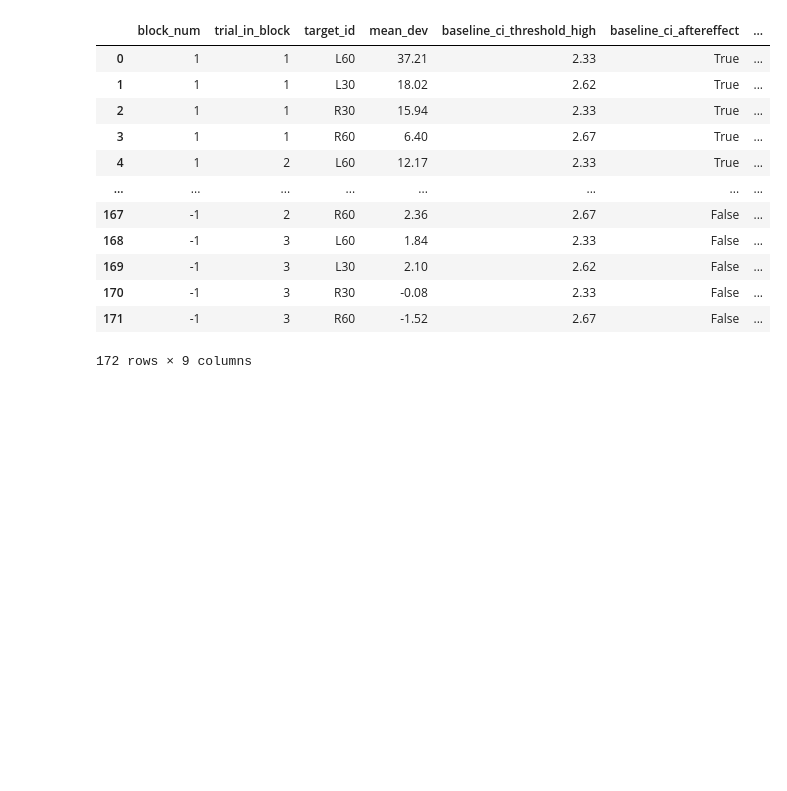
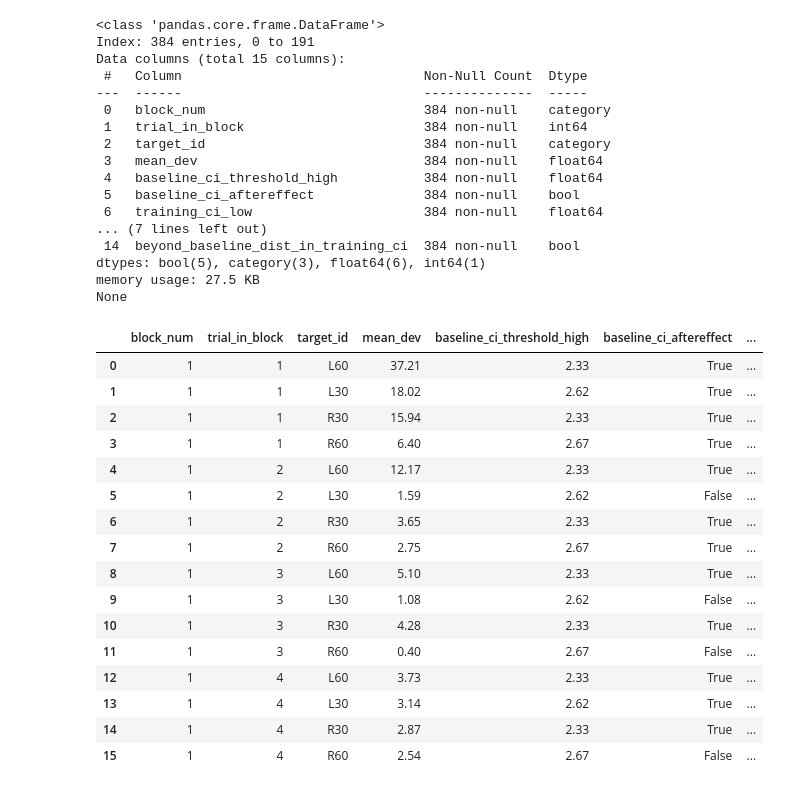
Before and after one commit to jacobjb02/vr-motor-adaptation-notebooks, a Jupyter notebook: Notebook/washout.ipynb, the cells around one changed output. Drawn from its saved outputs; the diff is of its cells as text; code cells hidden in the pictures; blank space fills up the shorter version.

```diff
--- a/Notebook/washout.ipynb
+++ b/Notebook/washout.ipynb
@@ -14,19 +14,66 @@ import seaborn as sns
 
 sys.path.append(os.path.abspath(".."))
 # %%
-washout_df_3 = pd.read_csv('C:/Users/jacob/water_current_MA/data/dual_generalization/aftereffects_3.0_df.csv')
-washout_df_3
+df_3_washout = pd.read_csv('C:/Users/jacob/water_current_MA/data/dual_generalization/washout/df_washout_3.csv')
+df_2_washout = pd.read_csv('C:/Users/jacob/water_current_MA/data/dual_generalization/washout/df_washout_2.csv')
+
+# combine df and add a column  to d
+df_combined = pd.concat([
+    df_3_washout.assign(task_water_speed=3.0),
+    df_2_washout.assign(task_water_speed=2.0)
+]).astype({"task_water_speed": "category"})
+
+
+# final variable type declarations
+water_speed_order = pd.CategoricalDtype(categories=[3.0,2.0], ordered=True)
+df_combined['task_water_speed'] = df_combined['task_water_speed'].astype(water_speed_order)
+
+target_order = pd.CategoricalDtype(categories=['L60','L30','R30','R60'], ordered=True)
+df_combined['target_id'] = df_combined['target_id'].astype(target_order)
+
+block_order = pd.CategoricalDtype(categories=[1, 2, 3, 4, 5, -1], ordered=True)
+df_combined['block_num'] = df_combined['block_num'].astype(block_order)
+
+
+# add a new boolean column logging if trial average is larger than baseline (upper CI OR upper tail) & within Training CI
+df_combined['beyond_baseline_ci_in_training_ci'] = df_combined['baseline_ci_aftereffect'] & df_combined['inside_training_ci']
+df_combined['beyond_baseline_dist_in_training_ci'] = df_combined['baseline_dist_aftereffect'] & df_combined['inside_training_ci']
+
+
+print(df_combined.info())
+df_combined.head(16)
 # %% [output]
+<class 'pandas.core.frame.DataFrame'>
+Index: 384 entries, 0 to 191
+Data columns (total 15 columns):
+ #   Column                               Non-Null Count  Dtype
+---  ------                               --------------  -----
+ 0   block_num                            384 non-null    category
+ 1   trial_in_block                       384 non-null    int64
+ 2   target_id                            384 non-null    category
+ 3   mean_dev                             384 non-null    float64
+ 4   baseline_ci_threshold_high           384 non-null    float64
+ 5   baseline_ci_aftereffect              384 non-null    bool
+ 6   training_ci_low                      384 non-null    float64
+... (7 lines left out)
+ 14  beyond_baseline_dist_in_training_ci  384 non-null    bool
+dtypes: bool(5), category(3), float64(6), int64(1)
+memory usage: 27.5 KB
+None
 |  | block_num | trial_in_block | target_id | mean_dev | baseline_ci_threshold_high | baseline_ci_aftereffect | ... |
 | 0 | 1 | 1 | L60 | 37.21 | 2.33 | True | ... |
 | 1 | 1 | 1 | L30 | 18.02 | 2.62 | True | ... |
 | 2 | 1 | 1 | R30 | 15.94 | 2.33 | True | ... |
 | 3 | 1 | 1 | R60 | 6.40 | 2.67 | True | ... |
 | 4 | 1 | 2 | L60 | 12.17 | 2.33 | True | ... |
-| ... | ... | ... | ... | ... | ... | ... | ... |
-| 167 | -1 | 2 | R60 | 2.36 | 2.67 | False | ... |
-| 168 | -1 | 3 | L60 | 1.84 | 2.33 | False | ... |
-| 169 | -1 | 3 | L30 | 2.10 | 2.62 | False | ... |
-| 170 | -1 | 3 | R30 | -0.08 | 2.33 | False | ... |
-| 171 | -1 | 3 | R60 | -1.52 | 2.67 | False | ... |
+| 5 | 1 | 2 | L30 | 1.59 | 2.62 | False | ... |
+| 6 | 1 | 2 | R30 | 3.65 | 2.33 | True | ... |
+| 7 | 1 | 2 | R60 | 2.75 | 2.67 | True | ... |
+| 8 | 1 | 3 | L60 | 5.10 | 2.33 | True | ... |
+| 9 | 1 | 3 | L30 | 1.08 | 2.62 | False | ... |
+| 10 | 1 | 3 | R30 | 4.28 | 2.33 | True | ... |
+| 11 | 1 | 3 | R60 | 0.40 | 2.67 | False | ... |
+| 12 | 1 | 4 | L60 | 3.73 | 2.33 | True | ... |
+| 13 | 1 | 4 | L30 | 3.14 | 2.62 | True | ... |
+| 14 | 1 | 4 | R30 | 2.87 | 2.33 | True | ... |
+| 15 | 1 | 4 | R60 | 2.54 | 2.67 | False | ... |
-172 rows × 9 columns
```
Also changed, not shown: parts of 13 cells of this notebook, 4 other files.
